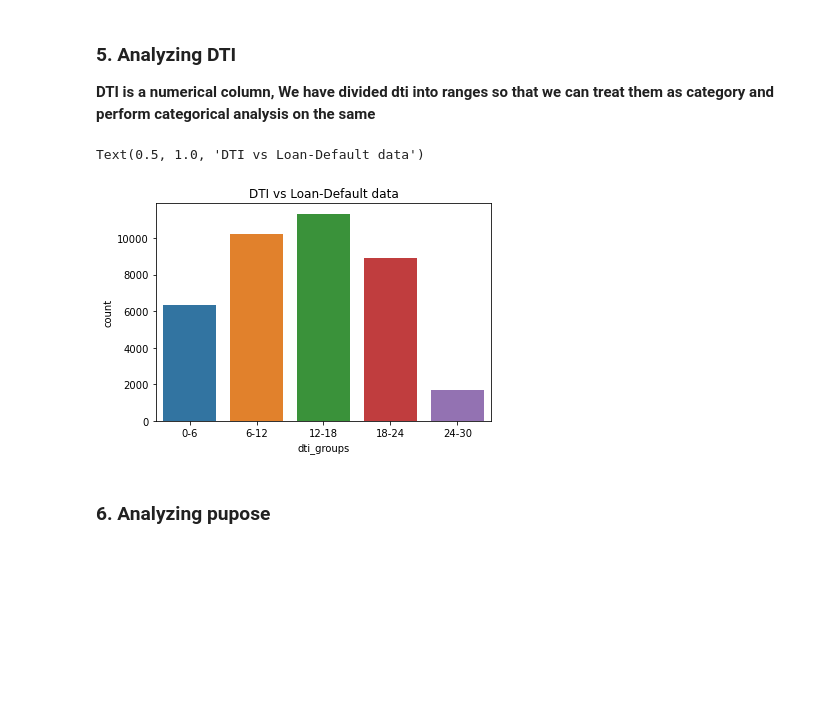
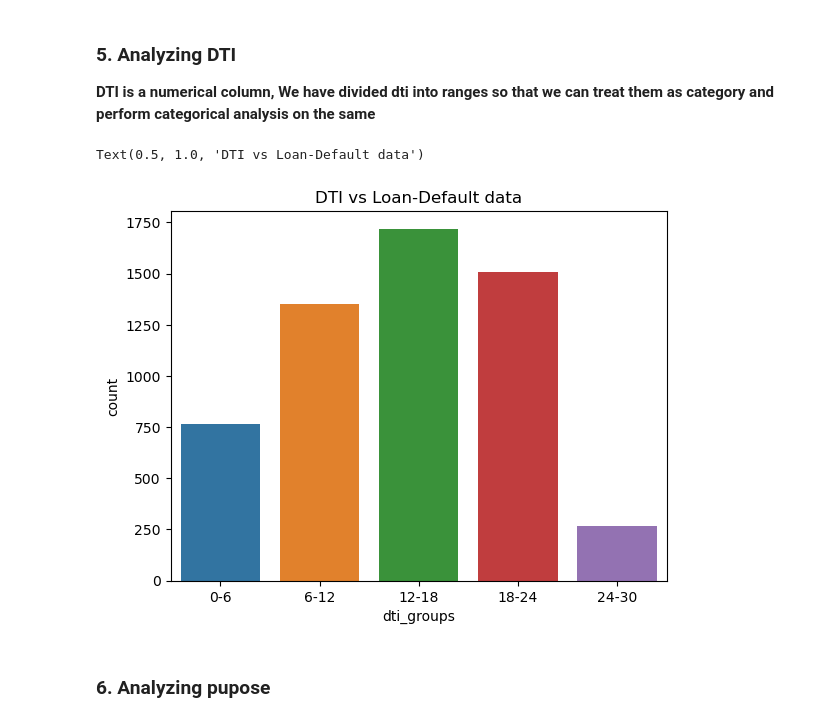
Before and after one commit to tushar091/LendingClubCaseStudy, a Jupyter notebook: Group_Shambhavi_Tushar.ipynb, the cells around one changed output. Cells and saved outputs as stored; diff of their text form; code cells hidden in the pictures; blank space fills up the shorter version.

```diff
--- a/Group_Shambhavi_Tushar.ipynb
+++ b/Group_Shambhavi_Tushar.ipynb
@@ -118,8 +118,8 @@ df_loan.drop(['mths_since_last_delinq','mths_since_last_record'],axis=1,inplace=
 df_loan['emp_length']=df_loan['emp_length'].str.replace("years","")
 df_loan['emp_length']=df_loan['emp_length'].str.replace("year","")
 df_loan['emp_length']=df_loan['emp_length'].str.replace("< 1","0")
-#df_loan['emp_length']=df_loan['emp_length'].str.replace('10+ ', '10')
-df_loan['emp_length']=df_loan['emp_length'].str.replace(r'(^.*10+.*$)', '10')
+df_loan['emp_length']=df_loan['emp_length'].str.replace('10+ ', '10')
+#df_loan['emp_length']=df_loan['emp_length'].str.replace(r'(^.*10+.*$)', '10')
 # %%
 df_loan['emp_length'].fillna(df_loan['emp_length'].median(),inplace=True)
 # %%
@@ -335,11 +335,11 @@ plt.show()
 # %%
 df_filter['dti_groups'] = pd.cut(df_filter['dti'], bins=5,precision =0,labels=['0-6','6-12','12-18','18-24','24-30'])
 # %%
-sns.countplot(x='dti_groups', data=df_filter)
+sns.countplot(x='dti_groups', data=df_filter[df_filter['loan_status']=='Charged Off'])
 plt.title('DTI vs Loan-Default data')
 # %% [output]
 Text(0.5, 1.0, 'DTI vs Loan-Default data')
-[figure, old version]
+[figure, new version]
 # %% [markdown]
 ### 6. Analyzing pupose
 # %%
```
Also changed, not shown: parts of 44 cells of this notebook, 1 other file.
